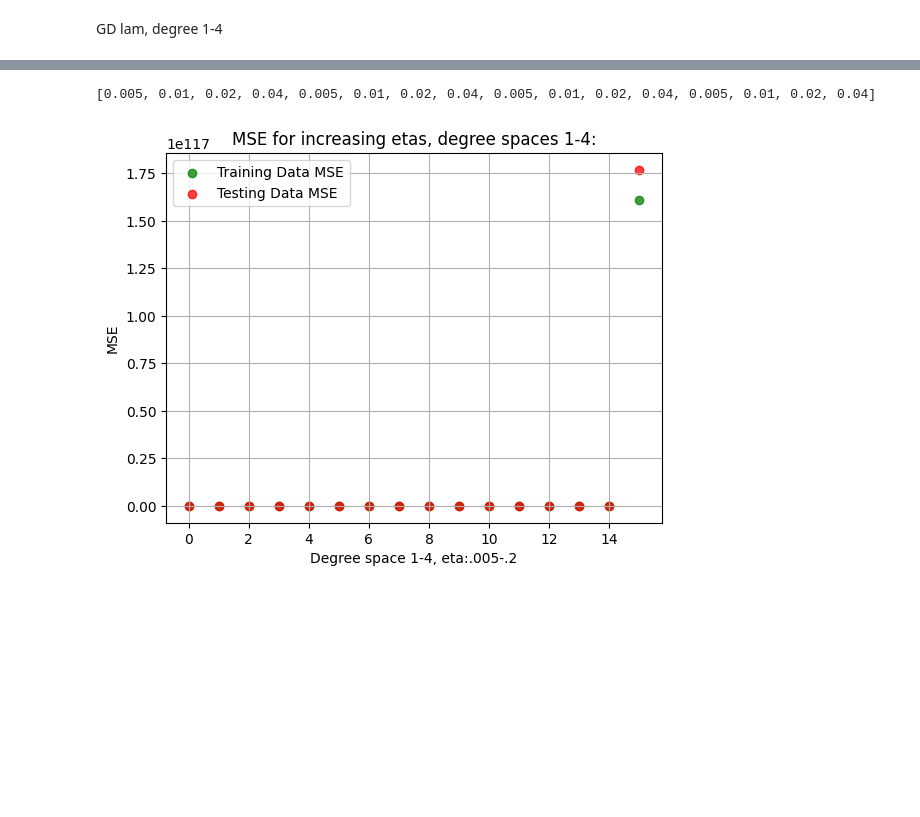
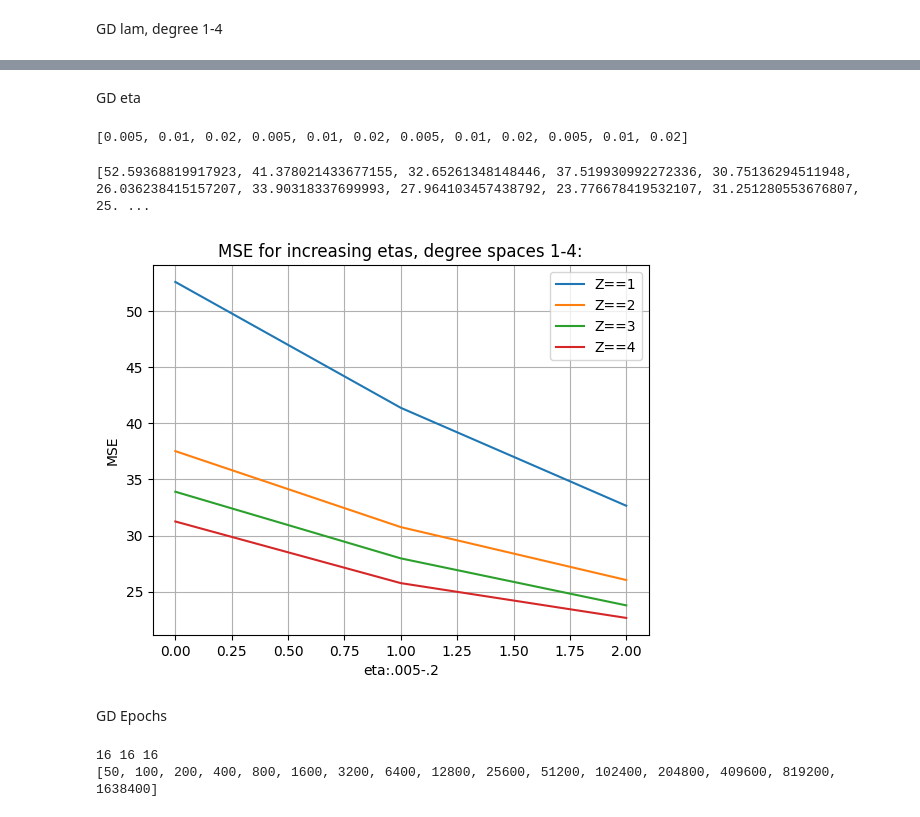
Before and after one commit to schuywalker/ML_homework, a Jupyter notebook: prog4/code_linear_regression/hyperparameter_tests.ipynb, the cells around one changed output, grey strips where cells are left out. Saved outputs shown, nothing was run; the diff lists cells and outputs as text; code cells hidden in the pictures; blank space fills up the shorter version.

```diff
--- a/prog4/code_linear_regression/hyperparameter_tests.ipynb
+++ b/prog4/code_linear_regression/hyperparameter_tests.ipynb
@@ -131,7 +142,7 @@ trainedMSE = []
 testMSE = []
 lamValues = []
 lamIncrement = 0.003125
-for i in range(1,22,1):
+for i in range(1,16,1):
     lr = LR.LinearRegression()
     lr.fit(X_train, y_train, CF = False, lam = lamIncrement, eta = 0.01, epochs = 1000, degree = z_r)
     trainedMSE.append(lr.error(X_train,y_train))
@@ -255,21 +298,5 @@ plt.legend()
 # %% [markdown]
 GD degree only
-# %%
-
-# Gradient Descent JUST DEGREE
-
-trainedMSE = []
-testMSE = []
-degreeSpace = []
-
-for z in range(1,5):
-    # for i in range(1,21,2):
-    lr = LR.LinearRegression()
-    lr.fit(X_train, y_train, CF = True, lam = 0.1, eta = 0.01, epochs = 1000, degree = z_r)
-    trainedMSE.append(lr.error(X_train,y_train))
-    testMSE.append(lr.error(X_test, y_test))
-    # lamIncrement *= 2
-    degreeSpace.append(z)
 # %%
 # GRADIENT DESCENT DEGREE 1-4 TEST
 
@@ -348,3 +378,5 @@ plt.grid(True)
+# %% [markdown]
+GD eta
 # %%
 # GD eta testing through degree spaces
 
@@ -354,10 +386,10 @@ etaValues = []
 
 for z in range(1,5):
     etaTracker = 0.005
-    for i in range(1,5,1):
-
+    for i in range(1,4,1):
+        # at 5, MSE shoots way way up
         lr = LR.LinearRegression()
-        lr.fit(X_train, y_train, CF = False, lam = 0.1, eta = etaTracker, epochs = 200, degree = z)
+        lr.fit(X_train, y_train, CF = False, lam = 0.1, eta = etaTracker, epochs = 500, degree = z)
         trainedMSE.append(lr.error(X_train,y_train))
         testMSE.append(lr.error(X_test, y_test))
         etaValues.append(etaTracker)
@@ -365,17 +397,25 @@ for z in range(1,5):
 
 print(etaValues)
 # %% [output]
-[0.005, 0.01, 0.02, 0.04, 0.005, 0.01, 0.02, 0.04, 0.005, 0.01, 0.02, 0.04, 0.005, 0.01, 0.02, 0.04]
+[0.005, 0.01, 0.02, 0.005, 0.01, 0.02, 0.005, 0.01, 0.02, 0.005, 0.01, 0.02]
+# %%
+print(testMSE)
+# %% [output]
+[52.59368819917923, 41.378021433677155, 32.65261348148446, 37.519930992272336, 30.75136294511948, 26.036238415157207, 33.90318337699993, 27.964103457438792, 23.776678419532107, 31.251280553676807, 25. ...
 # %%
-plt.scatter(range(0,len(trainedMSE)),trainedMSE,c="green",alpha=0.75,label="Training Data MSE")
-plt.scatter(range(0,len(trainedMSE)),testMSE,c="red",alpha=0.75, label="Testing Data MSE")
+# plt.scatter(range(0,len(trainedMSE)),trainedMSE,c="green",alpha=0.75,label="Training Data MSE")
+# plt.scatter(range(0,len(trainedMSE)),testMSE,c="red",alpha=0.75, label="Testing Data MSE")
+plt.plot(testMSE[0:3], label="Z==1")
+plt.plot(testMSE[3:6], label="Z==2")
+plt.plot(testMSE[6:9], label="Z==3")
+plt.plot(testMSE[9:12], label="Z==4")
 # plt.plot(MSE_Differences, label="MSE_Differences")
 # plt.text(0,0,"lower trend in MSE_Differences indicates Trained set improving relative to Test set in minimizing MSE")
-plt.xlabel('Degree space 1-4, eta:.005-.2')
+plt.xlabel('eta:.005-.2')
         #    Note: lower trend in MSE_Differences indicates Trained set IMPROVING\nrelative to Test set in minimizing MSE')
 plt.ylabel('MSE')
 plt.title("MSE for increasing etas, degree spaces 1-4:")
 plt.legend()
 plt.grid(True)
 # %% [output]
-[figure, old version]
+[figure, new version]
@@ -381,0 +426,2 @@ plt.grid(True)
+# %% [markdown]
+GD Epochs
@@ -381,0 +447,8 @@ plt.grid(True)
+# %%
+# print(epochValues)
+x = np.array(epochValues)
+print (len(trainedMSE), len(testMSE), len(x))
+print(epochValues)
+# %% [output]
+16 16 16
+[50, 100, 200, 400, 800, 1600, 3200, 6400, 12800, 25600, 51200, 102400, 204800, 409600, 819200, 1638400]
```
Also changed, not shown: parts of 25 cells of this notebook, 1 other file.
